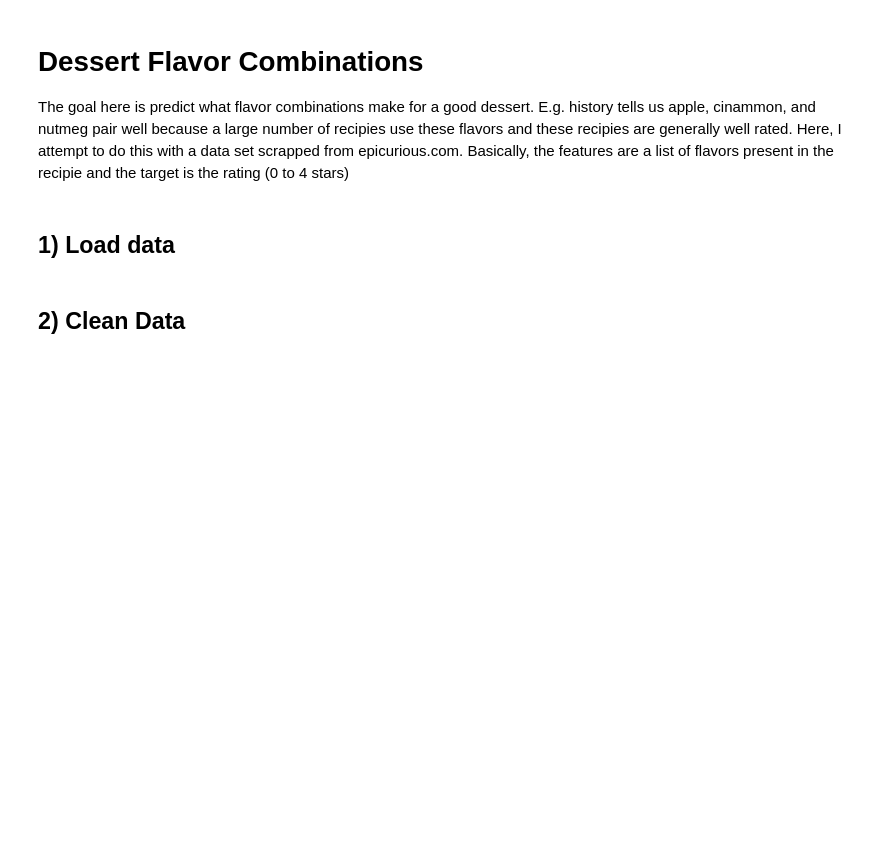
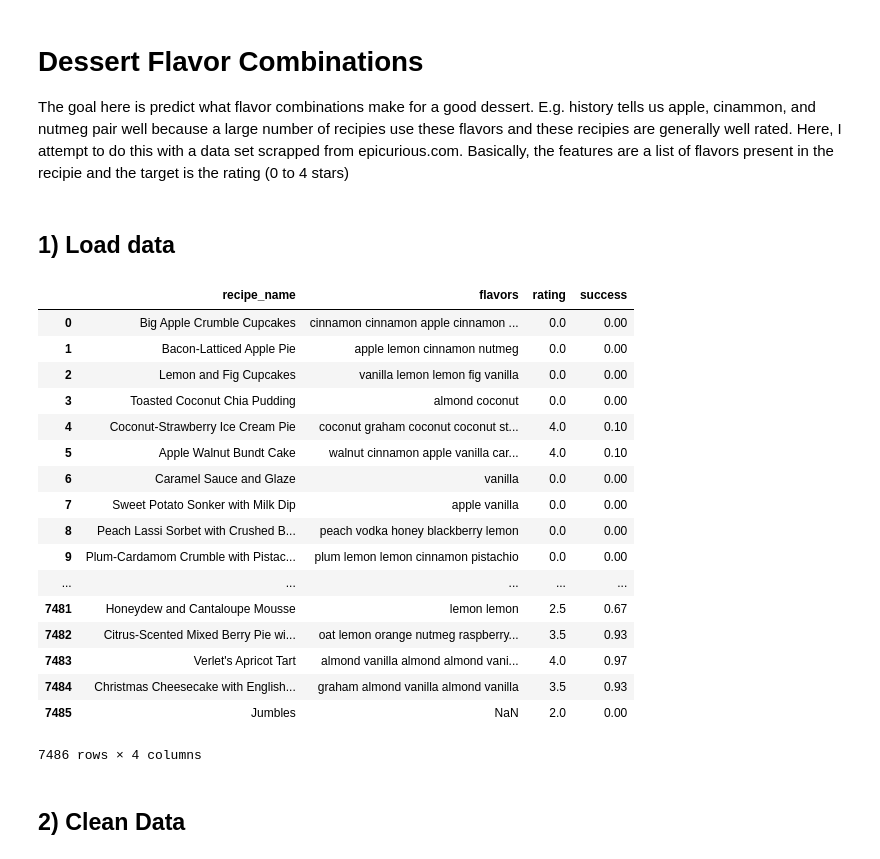
Before and after one commit to lgriffin39/Best-Dessert-Flavor-Combo, a Jupyter notebook: Best_Desserts_Combos/Create_Model/learn_best_desserts.ipynb, the cells around one changed output. Cells and saved outputs as stored; diff of their text form; code cells hidden in the pictures; blank space fills up the shorter version.

```diff
--- a/Best_Desserts_Combos/Create_Model/learn_best_desserts.ipynb
+++ b/Best_Desserts_Combos/Create_Model/learn_best_desserts.ipynb
@@ -19,8 +24,27 @@ import matplotlib.pyplot as plt
 # %% [markdown]
 ## 1) Load data
 # %%
-dataset = pd.read_csv('../input/recipes.csv')
+dataset = pd.read_csv('recipes.csv')
 dataset
+# %% [output]
+|  | recipe_name | flavors | rating | success |
+| 0 | Big Apple Crumble Cupcakes | cinnamon cinnamon apple cinnamon ... | 0.0 | 0.00 |
+| 1 | Bacon-Latticed Apple Pie | apple lemon cinnamon nutmeg | 0.0 | 0.00 |
+| 2 | Lemon and Fig Cupcakes | vanilla lemon lemon fig vanilla | 0.0 | 0.00 |
+| 3 | Toasted Coconut Chia Pudding | almond coconut | 0.0 | 0.00 |
+| 4 | Coconut-Strawberry Ice Cream Pie | coconut graham coconut coconut st... | 4.0 | 0.10 |
+| 5 | Apple Walnut Bundt Cake | walnut cinnamon apple vanilla car... | 4.0 | 0.10 |
+| 6 | Caramel Sauce and Glaze | vanilla | 0.0 | 0.00 |
+| 7 | Sweet Potato Sonker with Milk Dip | apple vanilla | 0.0 | 0.00 |
+| 8 | Peach Lassi Sorbet with Crushed B... | peach vodka honey blackberry lemon | 0.0 | 0.00 |
+| 9 | Plum-Cardamom Crumble with Pistac... | plum lemon lemon cinnamon pistachio | 0.0 | 0.00 |
+| ... | ... | ... | ... | ... |
+| 7481 | Honeydew and Cantaloupe Mousse | lemon lemon | 2.5 | 0.67 |
+| 7482 | Citrus-Scented Mixed Berry Pie wi... | oat lemon orange nutmeg raspberry... | 3.5 | 0.93 |
+| 7483 | Verlet's Apricot Tart | almond vanilla almond almond vani... | 4.0 | 0.97 |
+| 7484 | Christmas Cheesecake with English... | graham almond vanilla almond vanilla | 3.5 | 0.93 |
+| 7485 | Jumbles | NaN | 2.0 | 0.00 |
+7486 rows × 4 columns
 # %% [markdown]
 ## 2) Clean Data
 # %%
```
Also changed, not shown: parts of 12 cells of this notebook, 1 other file.
